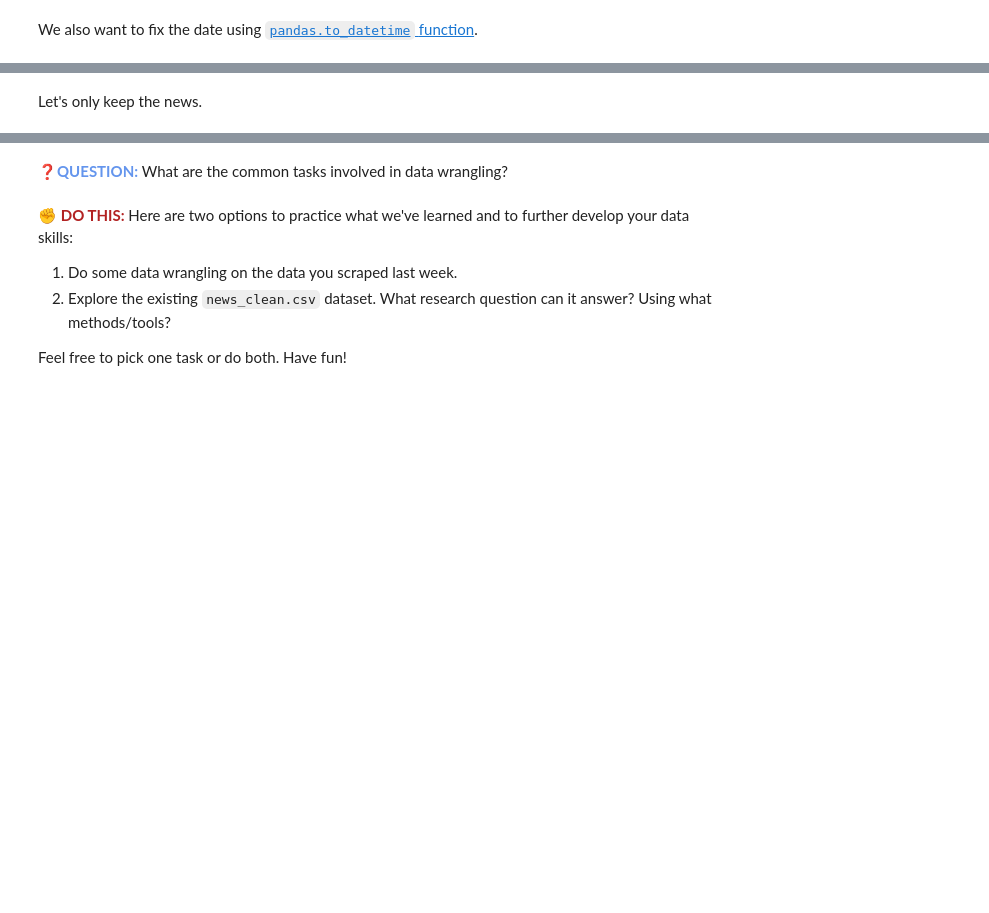
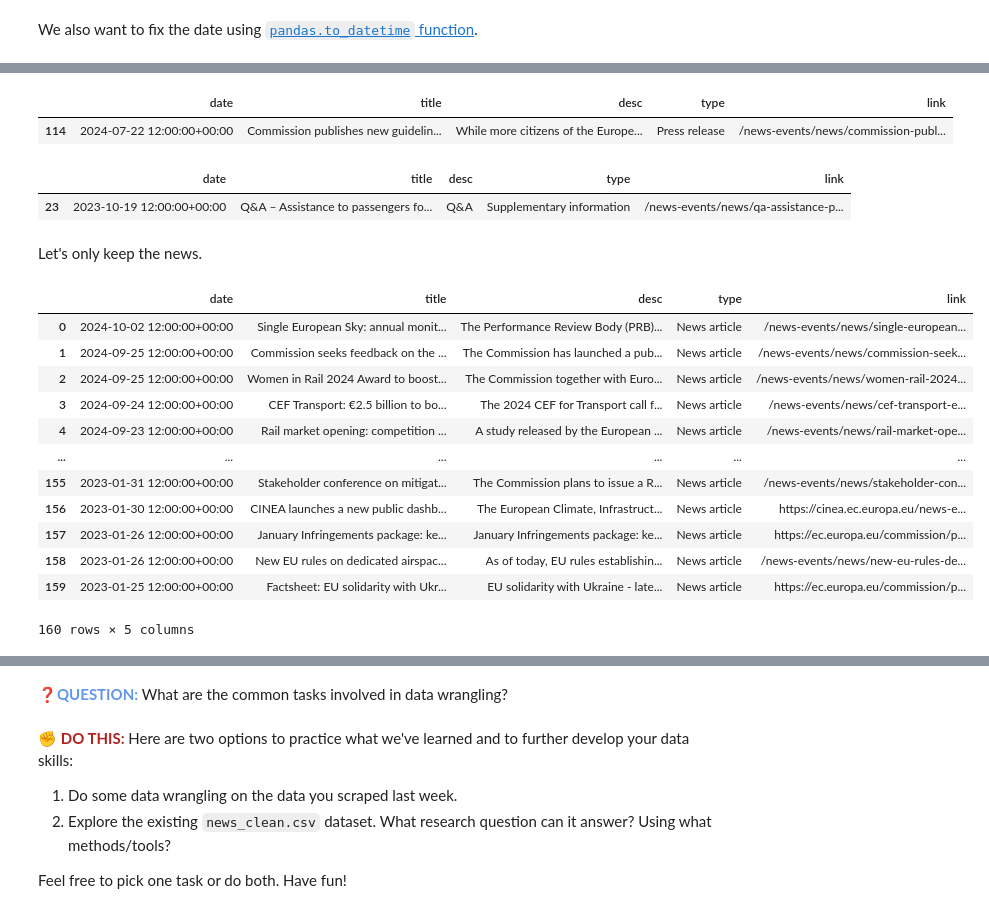
Before and after one commit to caimeng2/ASTRAI, a Jupyter notebook: W04_data_wrangling/data_wrangling.ipynb, the cells around one changed output, grey strips where cells are left out. Cells and saved outputs as stored; diff of their text form; code cells hidden in the pictures; blank space fills up the shorter version.

```diff
--- a/W04_data_wrangling/data_wrangling.ipynb
+++ b/W04_data_wrangling/data_wrangling.ipynb
@@ -192,7 +234,7 @@ Data wrangling is the process of converting raw data into a usable form. It typi
 # %% [markdown]
 We start by loading our datasets and inspecting them to get a better sense of their structure.
 # %%
-news2023 = pd.read_csv("news2023.csv", names=["date", "title", "desc", "type", "link"]) # import csv with column names
-news2024 = pd.read_csv("news2024.csv", names=["date", "title", "desc", "type", "link"])
+news2023 = pd.read_csv("news2023.csv", encoding="latin1", names=["date", "title", "desc", "type", "link"]) # import csv with column names
+news2024 = pd.read_csv("news2024.csv", encoding="latin1", names=["date", "title", "desc", "type", "link"])
 # %%
 news2023
@@ -341,13 +612,35 @@ news.type.unique()
 # %%
 news[news.type=="Press release"]
+# %% [output]
+|  | date | title | desc | type | link |
+| 114 | 2024-07-22 12:00:00+00:00 | Commission publishes new guidelin... | While more citizens of the Europe... | Press release | /news-events/news/commission-publ... |
 # %%
 news[news.type=="Supplementary information"]
+# %% [output]
+|  | date | title | desc | type | link |
+| 23 | 2023-10-19 12:00:00+00:00 | Q&A – Assistance to passengers fo... | Q&A | Supplementary information | /news-events/news/qa-assistance-p... |
 # %% [markdown]
 Let's only keep the news.
 # %%
 news = news[news.type=="News article"]
 # %%
 news = news.reset_index(drop=True) # reset the index
+# %%
+news
+# %% [output]
+|  | date | title | desc | type | link |
+| 0 | 2024-10-02 12:00:00+00:00 | Single European Sky: annual monit... | The Performance Review Body (PRB)... | News article | /news-events/news/single-european... |
+| 1 | 2024-09-25 12:00:00+00:00 | Commission seeks feedback on the ... | The Commission has launched a pub... | News article | /news-events/news/commission-seek... |
+| 2 | 2024-09-25 12:00:00+00:00 | Women in Rail 2024 Award to boost... | The Commission together with Euro... | News article | /news-events/news/women-rail-2024... |
+| 3 | 2024-09-24 12:00:00+00:00 | CEF Transport: €2.5 billion to bo... | The 2024 CEF for Transport call f... | News article | /news-events/news/cef-transport-e... |
+| 4 | 2024-09-23 12:00:00+00:00 | Rail market opening: competition ... | A study released by the European ... | News article | /news-events/news/rail-market-ope... |
+| ... | ... | ... | ... | ... | ... |
+| 155 | 2023-01-31 12:00:00+00:00 | Stakeholder conference on mitigat... | The Commission plans to issue a R... | News article | /news-events/news/stakeholder-con... |
+| 156 | 2023-01-30 12:00:00+00:00 | CINEA launches a new public dashb... | The European Climate, Infrastruct... | News article | https://cinea.ec.europa.eu/news-e... |
+| 157 | 2023-01-26 12:00:00+00:00 | January Infringements package: ke... | January Infringements package: ke... | News article | https://ec.europa.eu/commission/p... |
+| 158 | 2023-01-26 12:00:00+00:00 | New EU rules on dedicated airspac... | As of today, EU rules establishin... | News article | /news-events/news/new-eu-rules-de... |
+| 159 | 2023-01-25 12:00:00+00:00 | Factsheet: EU solidarity with Ukr... | EU solidarity with Ukraine - late... | News article | https://ec.europa.eu/commission/p... |
+160 rows × 5 columns
 # %%
 news = news[["date", "title", "desc"]] # new df with selected columns
 # %%
```
Also changed, not shown: parts of 36 cells of this notebook, 1 other file.
